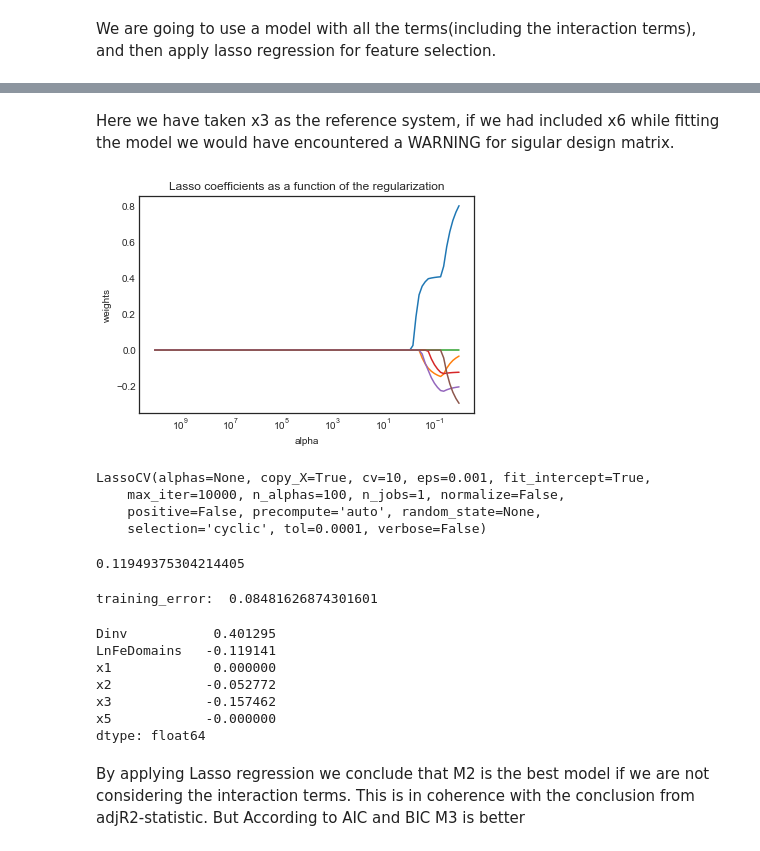
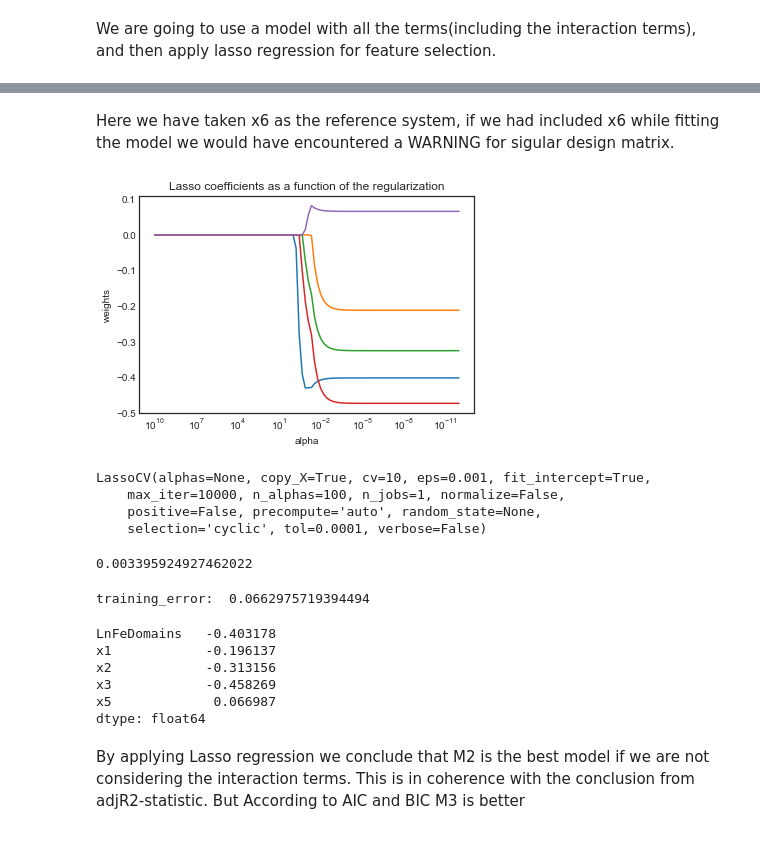
Before and after one commit to AaradhyaSaxena/23-Fractionation-of-elements-between-solid-and-molten-phases-in-multi-component-Fe-Ni-X-systems, a Jupyter notebook: 05 Linear_Regression5.ipynb, the cells around one changed output, grey strips where cells are left out. Drawn from its saved outputs; the diff is of its cells as text; code cells hidden in the pictures.

```diff
--- a/05 Linear_Regression5.ipynb
+++ b/05 Linear_Regression5.ipynb
@@ -98,7 +98,7 @@ print(data4.sheet_names)
 df7 = data4.parse('Sheet1')
 df7.head(5)
 
-df8 = df7.drop(['Reference', 'Run #', 'D(Cu)'], axis=1)
+df8 = df7.drop(['Reference', 'Run #', 'D(Cu)','Dinv'], axis=1)
 df8.dropna()
 pd.options.display.max_rows = 999
 df8.info()
@@ -150,27 +158,28 @@ dtype: float64
 AIC =  13.38911181013546
 BIC =  36.155773000296016
 # %% [markdown]
-Here we have taken x3 as the reference system, if we had included x6 while fitting the model we would have encountered a WARNING for sigular design matrix.
+Here we have taken x6 as the reference system, if we had included x6 while fitting the model we would have encountered a WARNING for sigular design matrix.
 # %%
-alphas = 10**np.linspace(10,-2,100)*0.5
+# alphas = 10**np.linspace(10,-2,100)*0.5
+alphas = 10**np.linspace(10,-12,100)*0.5
 lasso = Lasso(max_iter=10000)
 coefs = []
 
 for a in alphas*2:
     lasso.set_params(alpha=a)
     lasso.fit(scale(X), y)
     coefs.append(lasso.coef_)
 
 ax = plt.gca()
 ax.plot(alphas*2, coefs)
 ax.set_xscale('log')
 ax.set_xlim(ax.get_xlim()[::-1])  # reverse axis
 plt.axis('tight')
 plt.xlabel('alpha')
 plt.ylabel('weights')
 plt.title('Lasso coefficients as a function of the regularization');
 # %% [output]
-[figure, old version]
+[figure, new version]
 # %%
 lassocv = LassoCV(alphas=None, cv=10, max_iter=10000)
 lassocv.fit(scale(X), y.values.ravel())
@@ -182,23 +191,22 @@ LassoCV(alphas=None, copy_X=True, cv=10, eps=0.001, fit_intercept=True,
 # %%
 lassocv.alpha_
 # %% [output]
-0.11949375304214405
+0.003395924927462022
 # %%
 lasso.set_params(alpha=lassocv.alpha_)
 lasso.fit(scale(X), y)
 print("training_error: ",mean_squared_error(y, lasso.predict(scale(X))))
 # %% [output]
-training_error:  0.08481626874301601
+training_error:  0.0662975719394494
 # %%
 # Some of the coefficients are now reduced to exactly zero.
 pd.Series(lasso.coef_, index=X.columns)
 # %% [output]
-Dinv           0.401295
-LnFeDomains   -0.119141
-x1             0.000000
-x2            -0.052772
-x3            -0.157462
-x5            -0.000000
+LnFeDomains   -0.403178
+x1            -0.196137
+x2            -0.313156
+x3            -0.458269
+x5             0.066987
 dtype: float64
 # %% [markdown]
 By applying Lasso regression we conclude that M2 is the best model if we are not considering the interaction terms. This is in coherence with the conclusion from adjR2-statistic. But According to AIC and BIC M3 is better
```
Also changed, not shown: parts of 26 cells of this notebook.
